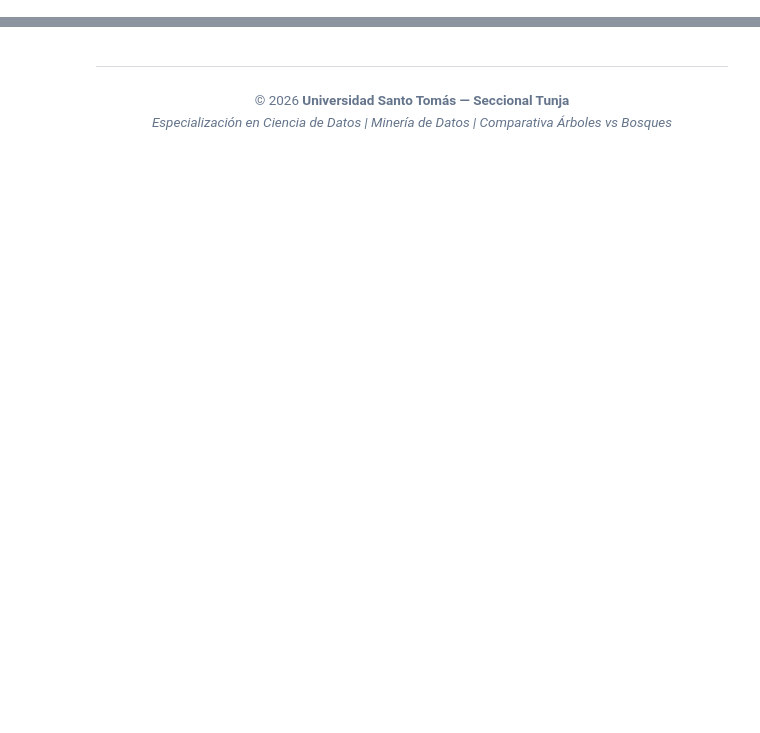
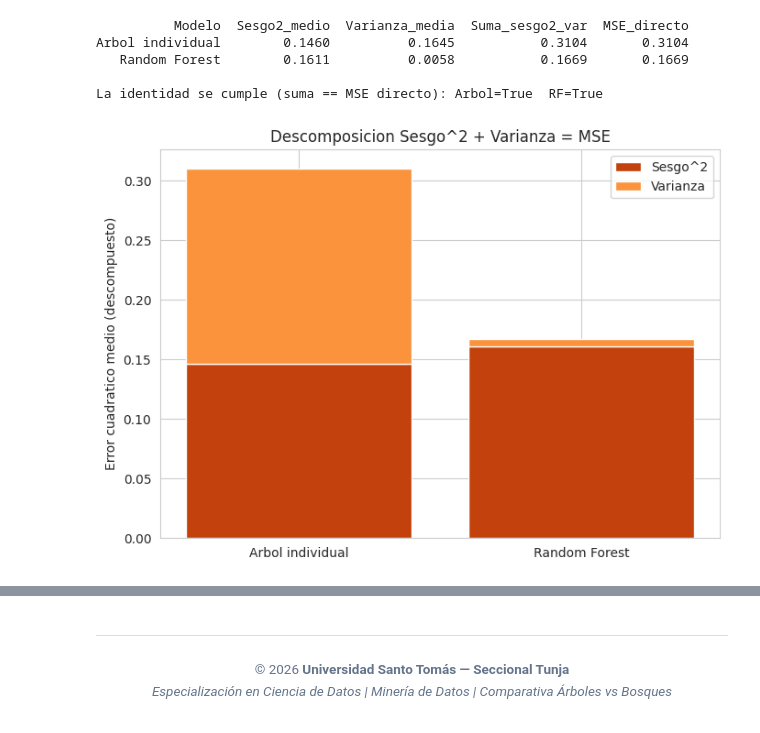
Before and after one commit to GesCienciaDatos/Data-Science-Programming---USTA-Tunja-Repository, a Jupyter notebook: Data Mining/05 - Comparacion de Arboles de Decision y Bosques Aleatorios/00_Estudio_Comparativo_Sesgo_vs_Varianza.ipynb, the cells around one changed output, grey strips where cells are left out. Cells and saved outputs as stored; diff of their text form; code cells hidden in the pictures; blank space fills up the shorter version.

Commit message:
feat: add educational notebooks, lab guides, and catalog assets for data mining modules

```diff
--- a/Data Mining/05 - Comparacion de Arboles de Decision y Bosques Aleatorios/00_Estudio_Comparativo_Sesgo_vs_Varianza.ipynb
+++ b/Data Mining/05 - Comparacion de Arboles de Decision y Bosques Aleatorios/00_Estudio_Comparativo_Sesgo_vs_Varianza.ipynb
@@ -52,0 +274,44 @@ print(f"Exactitud Random Forest     -> Train: {rf.score(X_tr, y_tr)*100:.1f}% |
+# %%
+y_test_arr = y_test.values.astype(float)
+
+def descomponer(probas, y_test_arr):
+    pred_prom = probas.mean(axis=0)
+    sesgo2 = (pred_prom - y_test_arr) ** 2
+    varianza = probas.var(axis=0)
+    mse_directo = ((probas - y_test_arr[None, :]) ** 2).mean()
+    return sesgo2.mean(), varianza.mean(), mse_directo
+
+sesgo2_tree, var_tree, mse_tree = descomponer(probas_tree, y_test_arr)
+sesgo2_rf, var_rf, mse_rf = descomponer(probas_rf, y_test_arr)
+
+tabla_descomposicion = pd.DataFrame({
+    "Modelo": ["Arbol individual", "Random Forest"],
+    "Sesgo2_medio": [sesgo2_tree, sesgo2_rf],
+    "Varianza_media": [var_tree, var_rf],
+    "Suma_sesgo2_var": [sesgo2_tree + var_tree, sesgo2_rf + var_rf],
+    "MSE_directo": [mse_tree, mse_rf],
+})
+print(tabla_descomposicion.round(4).to_string(index=False))
+
+print()
+print(f"La identidad se cumple (suma == MSE directo): "
+      f"Arbol={np.isclose(sesgo2_tree + var_tree, mse_tree)}  RF={np.isclose(sesgo2_rf + var_rf, mse_rf)}")
+
+fig, ax = plt.subplots(figsize=(7, 5))
+x_pos = np.arange(2)
+ax.bar(x_pos, [sesgo2_tree, sesgo2_rf], label="Sesgo^2", color="#c2410c")
+ax.bar(x_pos, [var_tree, var_rf], bottom=[sesgo2_tree, sesgo2_rf], label="Varianza", color="#fb923c")
+ax.set_xticks(x_pos)
+ax.set_xticklabels(["Arbol individual", "Random Forest"])
+ax.set_ylabel("Error cuadratico medio (descompuesto)")
+ax.set_title("Descomposicion Sesgo^2 + Varianza = MSE")
+ax.legend()
+plt.tight_layout()
+plt.show()
+# %% [output]
+          Modelo  Sesgo2_medio  Varianza_media  Suma_sesgo2_var  MSE_directo
+Arbol individual        0.1460          0.1645           0.3104       0.3104
+   Random Forest        0.1611          0.0058           0.1669       0.1669
+
+La identidad se cumple (suma == MSE directo): Arbol=True  RF=True
+[figure, added]
```
Also changed, not shown: parts of 28 cells of this notebook, 44 other files.
